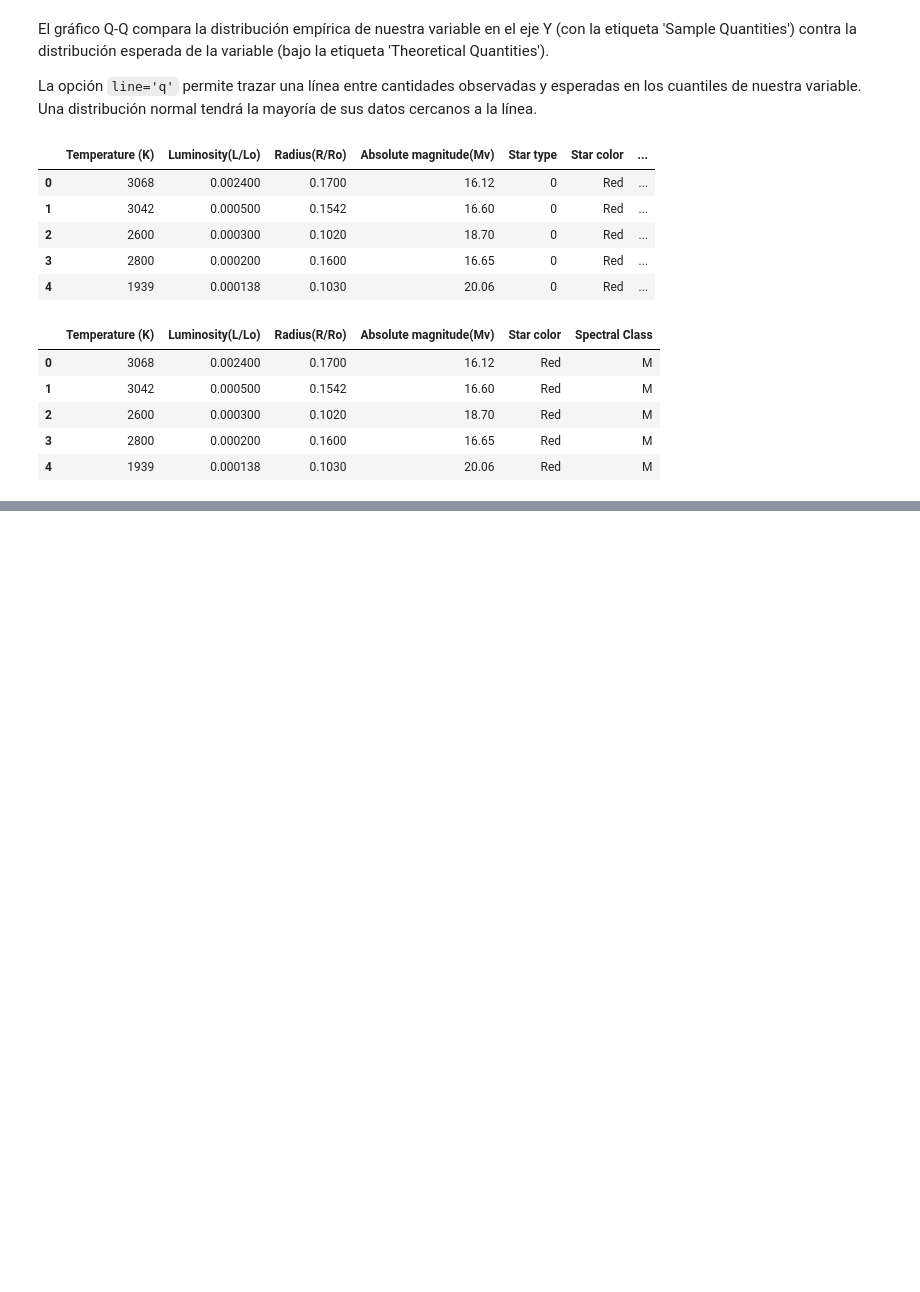
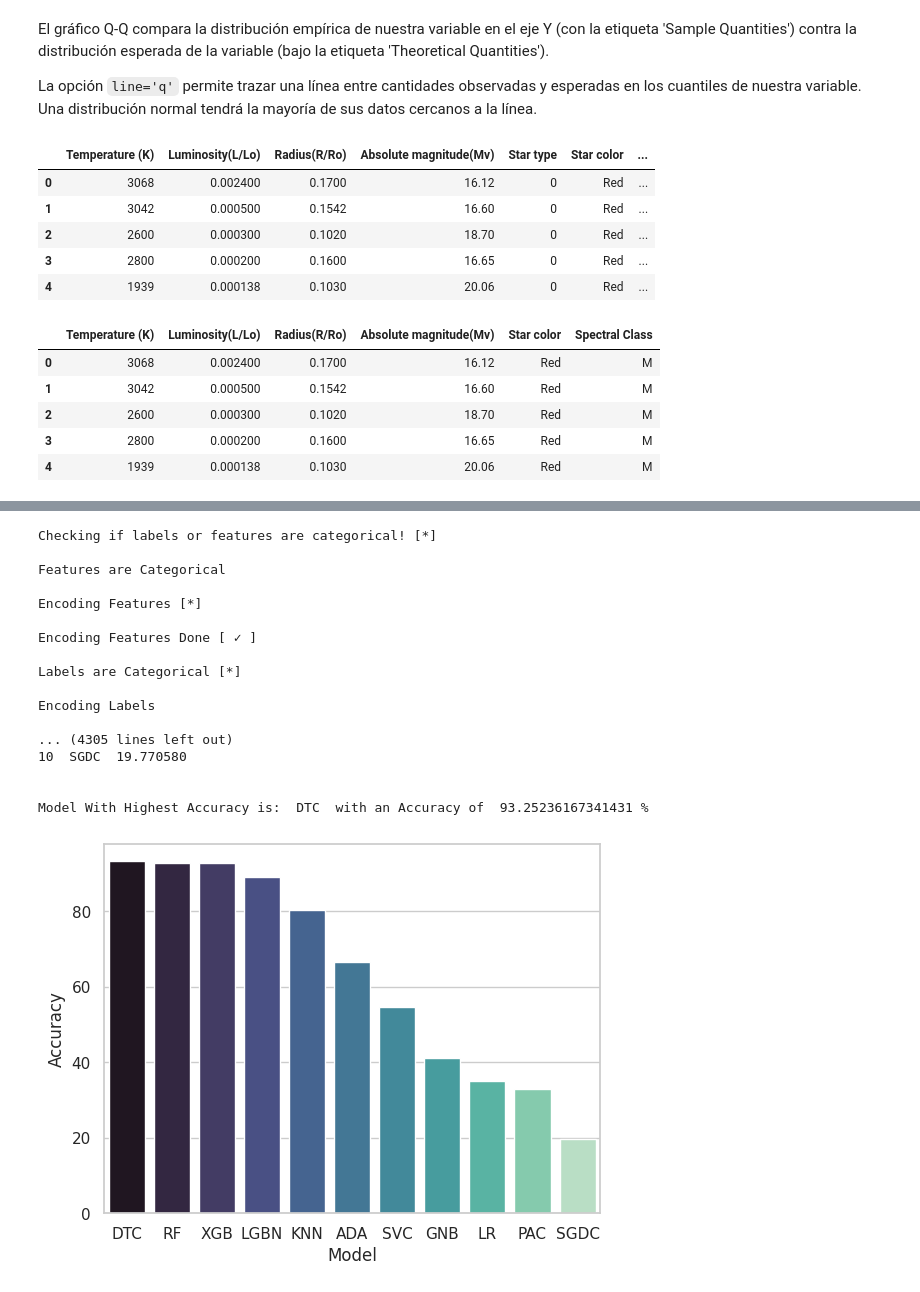
Before and after one commit to El-paolo/Prinicipal-Sequence-ML-Models, a Jupyter notebook: analisis.ipynb, the cells around one changed output, grey strips where cells are left out. Drawn from its saved outputs; the diff is of its cells as text; code cells hidden in the pictures; blank space fills up the shorter version.

Commit message:
mejor modelo para predecir el tipo espectral

```diff
--- a/analisis.ipynb
+++ b/analisis.ipynb
@@ -173,0 +200,29 @@ attr_mat.head()
+# %%
+# Getting Feature columns
+feature = ['Temperature (K)', 'Luminosity(L/Lo)', 'Radius(R/Ro)',
+       'Absolute magnitude(Mv)', 'Star color', 'Star type']
+X = df[feature]
+
+# getting prediction
+y = df['Spectral Class']
+# %%
+Models.classify(df,X,y,smote = False)
+# %% [output]
+Checking if labels or features are categorical! [*]
+
+Features are Categorical
+
+Encoding Features [*]
+
+Encoding Features Done [ ✓ ]
+
+Labels are Categorical [*]
+
+Encoding Labels
+
+... (4305 lines left out)
+10  SGDC  19.770580
+
+
+Model With Highest Accuracy is:  DTC  with an Accuracy of  93.25236167341431 %
+[figure, added]
```
Also changed, not shown: parts of 8 cells of this notebook.
